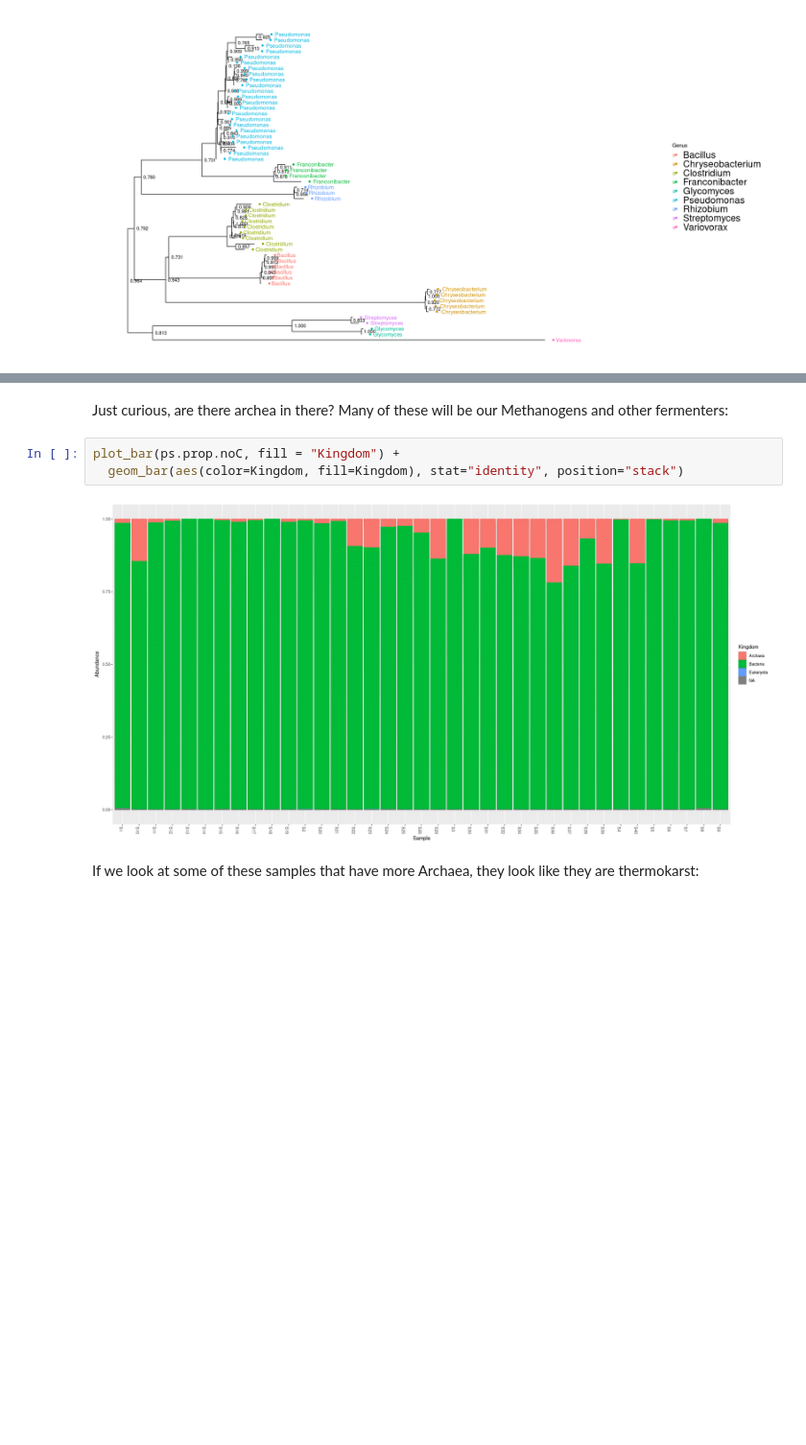
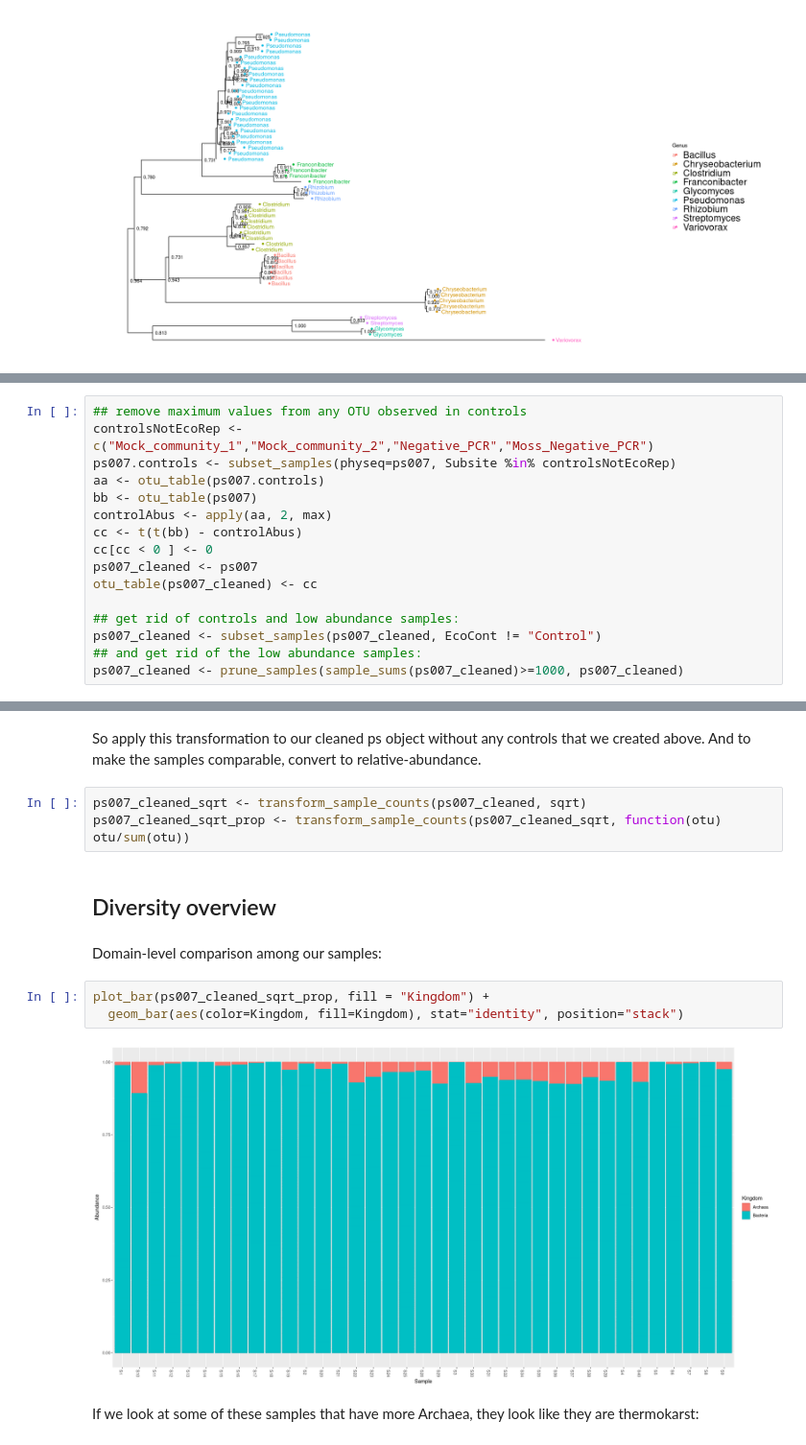
Before and after one commit to danchurch/sphagnumCUEmetabarcoding, a Jupyter notebook: sequenceAnalysis/firstLookPeat16s.ipynb, the cells around one changed output, grey strips where cells are left out. Shown at 96% size. Saved outputs shown, nothing was run; the diff lists cells and outputs as text; blank space fills up the shorter version.

```diff
--- a/sequenceAnalysis/firstLookPeat16s.ipynb
+++ b/sequenceAnalysis/firstLookPeat16s.ipynb
@@ -334 +374,17 @@ theme( legend.text = element_text(size=20))
+# %%
+## remove maximum values from any OTU observed in controls
+controlsNotEcoRep <- c("Mock_community_1","Mock_community_2","Negative_PCR","Moss_Negative_PCR")
+ps007.controls <- subset_samples(physeq=ps007, Subsite %in% controlsNotEcoRep)
+aa <- otu_table(ps007.controls)
+bb <- otu_table(ps007)
+controlAbus <- apply(aa, 2, max)
+cc <- t(t(bb) - controlAbus)
+cc[cc < 0 ] <- 0
+ps007_cleaned <- ps007
+otu_table(ps007_cleaned) <- cc
+
+## get rid of controls and low abundance samples:
+ps007_cleaned <- subset_samples(ps007_cleaned, EcoCont != "Control")
+## and get rid of the low abundance samples:
+ps007_cleaned <- prune_samples(sample_sums(ps007_cleaned)>=1000, ps007_cleaned)
 # %% [markdown]
@@ -350,10 +431,18 @@ ps.prop.noC <- prune_samples(nonLowAbuFilt, ps.prop.noC)
+# %% [markdown]
+So apply this transformation to our cleaned ps object without any controls that we created above. And to make the samples comparable, convert to relative-abundance.
+# %%
+ps007_cleaned_sqrt <- transform_sample_counts(ps007_cleaned, sqrt)
+ps007_cleaned_sqrt_prop <- transform_sample_counts(ps007_cleaned_sqrt, function(otu) otu/sum(otu))
+# %% [markdown]
+<a id=diversityOverview></a>
+## Diversity overview
 # %% [markdown]
-Just curious, are there archea in there? Many of these will be our Methanogens and other fermenters:
+Domain-level comparison among our samples:
 # %%
-plot_bar(ps.prop.noC, fill = "Kingdom") +
+plot_bar(ps007_cleaned_sqrt_prop, fill = "Kingdom") +
   geom_bar(aes(color=Kingdom, fill=Kingdom), stat="identity", position="stack")
 # %% [output]
-[figure, old version]
+[figure, new version]
 # %% [markdown]
 If we look at some of these samples that have more Archaea, they look like they are thermokarst:
 # %%
```
Also changed, not shown: parts of 21 cells of this notebook, 1 other file.
